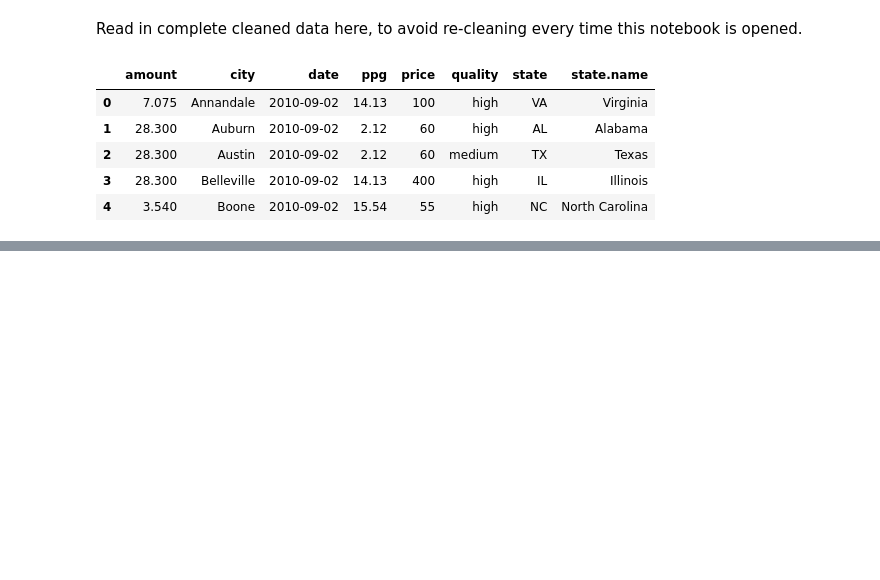
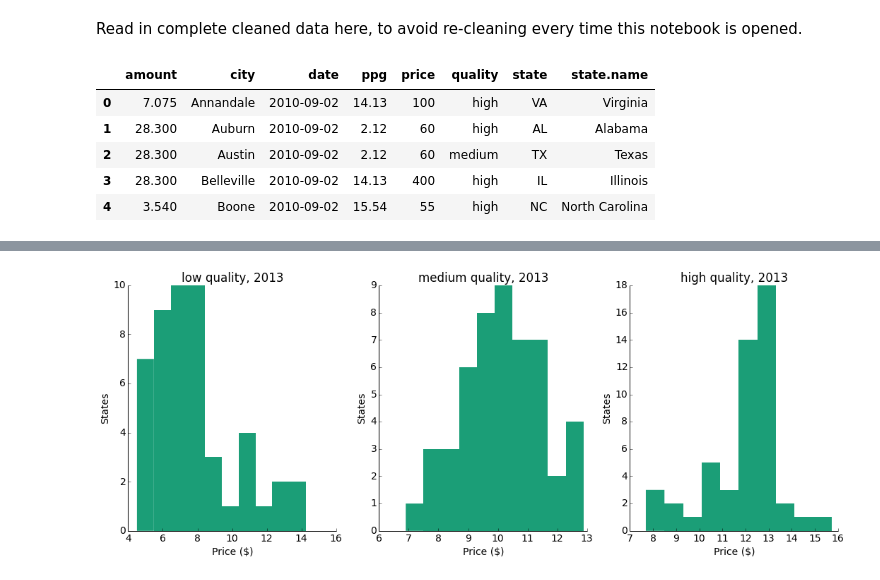
Before and after one commit to rlucioni/viz, a Jupyter notebook: marijuana/marijuana.ipynb, the cells around one changed output, grey strips where cells are left out. Saved outputs shown, nothing was run; the diff lists cells and outputs as text; code cells hidden in the pictures; blank space fills up the shorter version.

```diff
--- a/marijuana/marijuana.ipynb
+++ b/marijuana/marijuana.ipynb
@@ -220,0 +281,4 @@ clean_data.head()
+# %%
+plot_price_distributions('2013')
+# %% [output]
+[figure, added]
```
Also changed, not shown: parts of 31 cells of this notebook, 27 other files.
